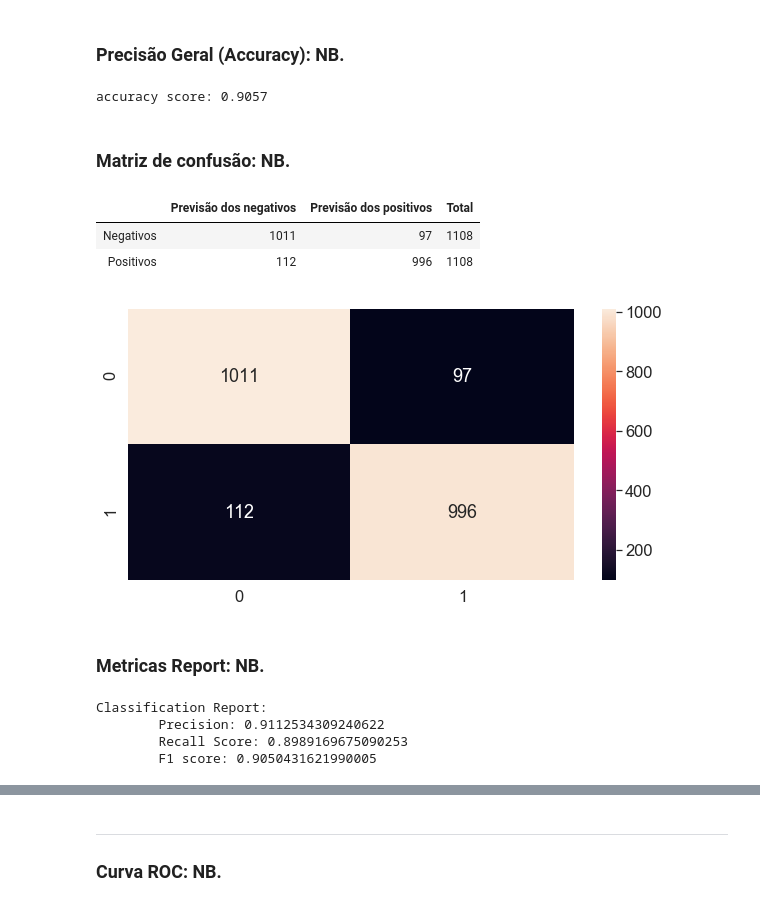
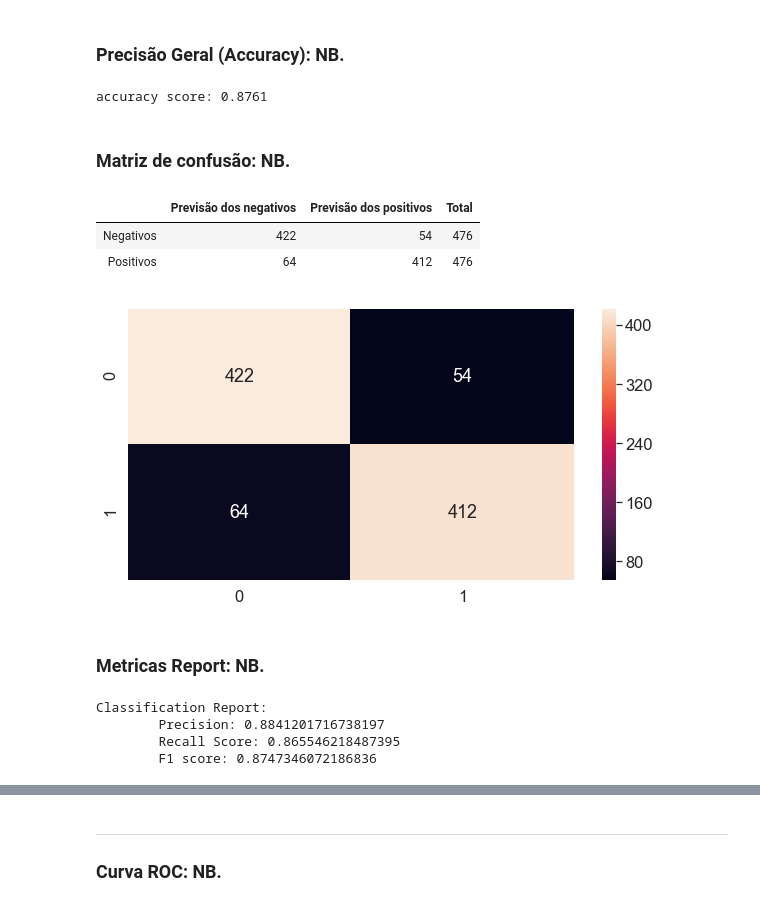
Before and after one commit to joctal/tcc, a Jupyter notebook: TCC_Outros_modelos.ipynb, the cells around one changed output, grey strips where cells are left out. Cells and saved outputs as stored; diff of their text form; code cells hidden in the pictures.

```diff
--- a/TCC_Outros_modelos.ipynb
+++ b/TCC_Outros_modelos.ipynb
@@ -84,7 +84,7 @@ rf_model = RandomForestClassifier(random_state=1,n_estimators=100,min_impurity_d
 # %% [markdown]
 ## Treinamento e teste do modelo:  Random Forest.
 # %%
-rf_model.fit(X_train, y_train.ravel())
+rf_model.fit(X_train, y_train)
 # %% [output]
 RandomForestClassifier(bootstrap=True, class_weight=None, criterion='gini',
                        max_depth=None, max_features='auto', max_leaf_nodes=None,
@@ -391,14 +391,14 @@ nb_pred = nb_model.predict(X_train)
 ### Precisão Geral (Accuracy): NB.
 # %%
 #get accuracy
-print(f"accuracy score: {accuracy_score(y_train, nb_pred):.4f}\n")
-nb_accuracy_testdata = accuracy_score(y_train, nb_pred)
+print(f"accuracy score: {accuracy_score(y_test, nb_pred):.4f}\n")
+nb_accuracy_testdata = accuracy_score(y_test, nb_pred)
 # %% [output]
-accuracy score: 0.9057
+accuracy score: 0.8761
 # %% [markdown]
 ### Matriz de confusão: NB.
 # %%
-cm=confusion_matrix(y_train, nb_model.predict(X_train))
+cm=confusion_matrix(y_test, nb_model.predict(X_test))
 confusion_matrix_lda = pandas.DataFrame(cm, index = ['Negativos','Positivos'], columns = ['Previsão dos negativos','Previsão dos positivos'] )
 confusion_matrix_lda['Total'] = 1
 confusion_matrix_lda['Total'][0] = cm[0][0] + cm[0][1]
@@ -406,27 +406,27 @@ confusion_matrix_lda['Total'][1] = cm[1][0] + cm[1][1]
 confusion_matrix_lda
 # %% [output]
 |  | Previsão dos negativos | Previsão dos positivos | Total |
-| Negativos | 1011 | 97 | 1108 |
-| Positivos | 112 | 996 | 1108 |
+| Negativos | 422 | 54 | 476 |
+| Positivos | 64 | 412 | 476 |
 # %%
 import plot as plot
-cm=confusion_matrix(y_train, nb_model.predict(X_train))
+cm=confusion_matrix(y_test, nb_model.predict(X_test))
 #Plot the confusion matrix
 plt.rcParams['figure.figsize'] = (10,5)
 sb.set(font_scale=1.5)
 sb.heatmap(cm, annot=True, fmt='g')
 plt.show()
 # %% [output]
-[figure, old version]
+[figure, new version]
 # %% [markdown]
 ### Metricas Report: NB.
 # %%
-print(f"Classification Report: \n \tPrecision: {precision_score(y_train, nb_pred)}\n\tRecall Score: {recall_score(y_train,nb_pred)}\n\tF1 score: {f1_score(y_train, nb_pred)}\n")
+print(f"Classification Report: \n \tPrecision: {precision_score(y_test, nb_pred)}\n\tRecall Score: {recall_score(y_test,nb_pred)}\n\tF1 score: {f1_score(y_test, nb_pred)}\n")
 # %% [output]
 Classification Report:
-        Precision: 0.9112534309240622
-        Recall Score: 0.8989169675090253
-        F1 score: 0.9050431621990005
+        Precision: 0.8841201716738197
+        Recall Score: 0.865546218487395
+        F1 score: 0.8747346072186836
 # %%
 TP = confusion_matrix_lda['Previsão dos positivos'][1]
 dfTP = pandas.DataFrame(TP, index = ['Positivos verdadeiros'], columns = ['Quantidade acertos'] )
```
Also changed, not shown: parts of 34 cells of this notebook, 8 other files.
